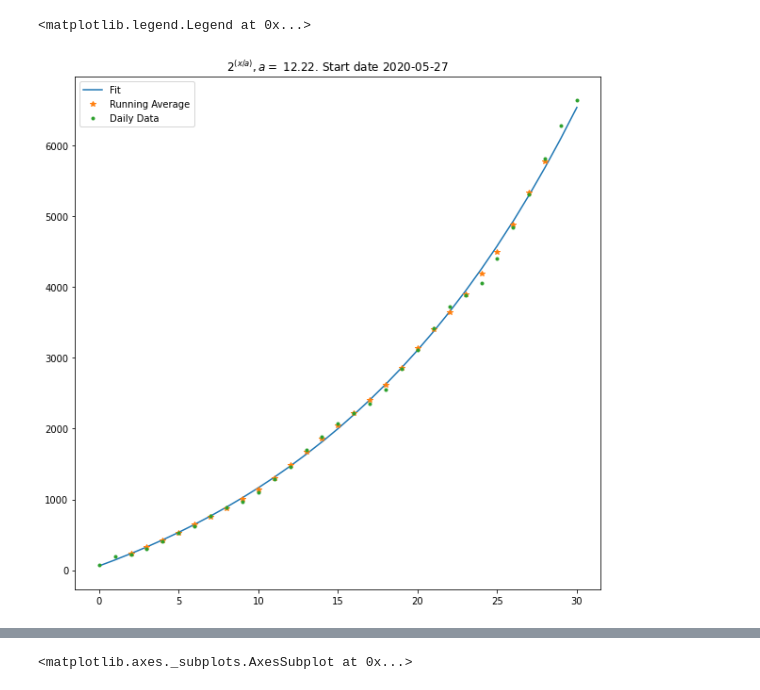
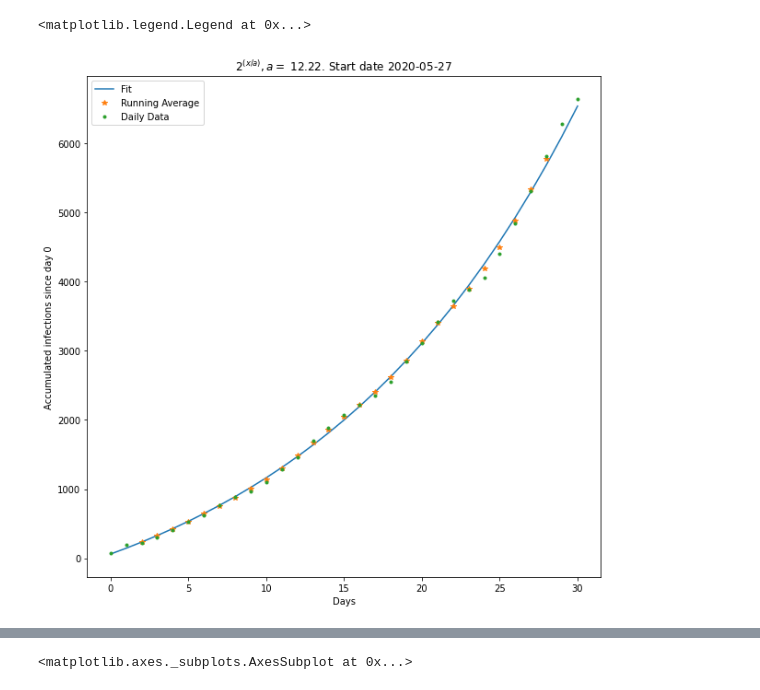
Before and after one commit to ronenabr/coronadata, a Jupyter notebook: Multiplication rate.ipynb, the cells around one changed output, grey strips where cells are left out. Saved outputs shown, nothing was run; the diff lists cells and outputs as text; code cells hidden in the pictures.

```diff
--- a/Multiplication rate.ipynb
+++ b/Multiplication rate.ipynb
@@ -36,24 +36,28 @@ import pylab
 # %%
 df = pd.DataFrame.from_records(res[0]["data"])
 df["date"] = pd.to_datetime(df["date"])
 
 second_wave_start = pd.to_datetime('2020-05-27').date()
 
 df = df[df.date.dt.date > second_wave_start]
 df.index = df.index - df.index[0]
 
 
 df["accumulated"] = df.amount.cumsum()
-df["avg"] = df.accumulated.rolling(window=5, center=True).mean()
+df["avg"] = df.accumulated.rolling(window=3, center=True).mean()
 
 params, _ = scipy.optimize.curve_fit(lambda x, a, b, c: a * (2 ** (b*x)) + c , df.avg.dropna().index, df.avg.dropna())
 
 pylab.figure(figsize=(10,10))
 pylab.plot(df.index, params[0] * 2 ** (params[1] * df.index) + params[2], label="Fit")
 pylab.plot(df.avg.dropna(), "*", label="Running Average")
 pylab.plot(df.accumulated, ".", label="Daily Data")
 pylab.title("$2^{(x/a)}, a=$ %.2f. Start date %s" % (1/params[1], str(second_wave_start)))
+
+pylab.ylabel("Accumulated infections since day 0")
+pylab.xlabel("Days")
+
 pylab.legend()
 # %% [output]
 <matplotlib.legend.Legend at 0x...>
-[figure, old version]
+[figure, new version]
```
Also changed, not shown: parts of 5 cells of this notebook, 2 other files.
